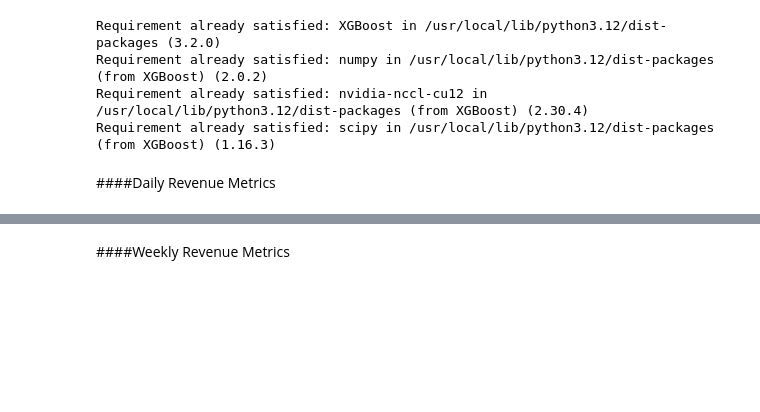
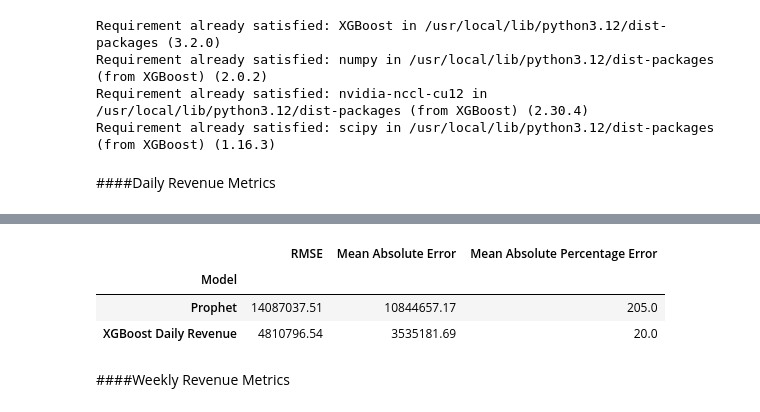
Before and after one commit to Suchitra90/Data-Science-Assignment, a Jupyter notebook: Data_Scientist_Assignment_G_Suchitra.ipynb, the cells around one changed output, grey strips where cells are left out. Saved outputs shown, nothing was run; the diff lists cells and outputs as text; code cells hidden in the pictures; blank space fills up the shorter version.

```diff
--- a/Data_Scientist_Assignment_G_Suchitra.ipynb
+++ b/Data_Scientist_Assignment_G_Suchitra.ipynb
@@ -658,11 +665,16 @@ xgb_model.fit(X_train,y_train)
 
 y_pred = xgb_model.predict(X_test)
 # %%
-RMSE = root_mean_squared_error(y_pred,y_test)
-MAE = mean_absolute_error(y_pred,y_test)
-MAPE = mean_absolute_percentage_error(y_pred,y_test)*100
+RMSE = np.round(root_mean_squared_error(y_pred,y_test),2)
+MAE = np.round(mean_absolute_error(y_pred,y_test),2)
+MAPE = np.round(mean_absolute_percentage_error(y_pred,y_test),2)*100
 
 print('RMSE:',RMSE)
 print('MAE:',MAE)
 print('MAPE:',MAPE)
+
+Results1 = pd.DataFrame(index=[0],data={'Model':'XGBoost Daily Revenue','RMSE':RMSE,'Mean Absolute Error':MAE,'Mean Absolute Percentage Error':MAPE})
+Results1.set_index('Model',inplace=True)
+Results = pd.concat([Results,Results1])
+Results
 # %% [output]
@@ -672,3 +684,7 @@ MAPE: 20.488367949636398
+|  | RMSE | Mean Absolute Error | Mean Absolute Percentage Error |
+| Model |  |  |  |
+| Prophet | 14087037.51 | 10844657.17 | 205.0 |
+| XGBoost Daily Revenue | 4810796.54 | 3535181.69 | 20.0 |
 # %% [markdown]
 ####Weekly Revenue Metrics
 # %%
```
Also changed, not shown: parts of 4 cells of this notebook.
